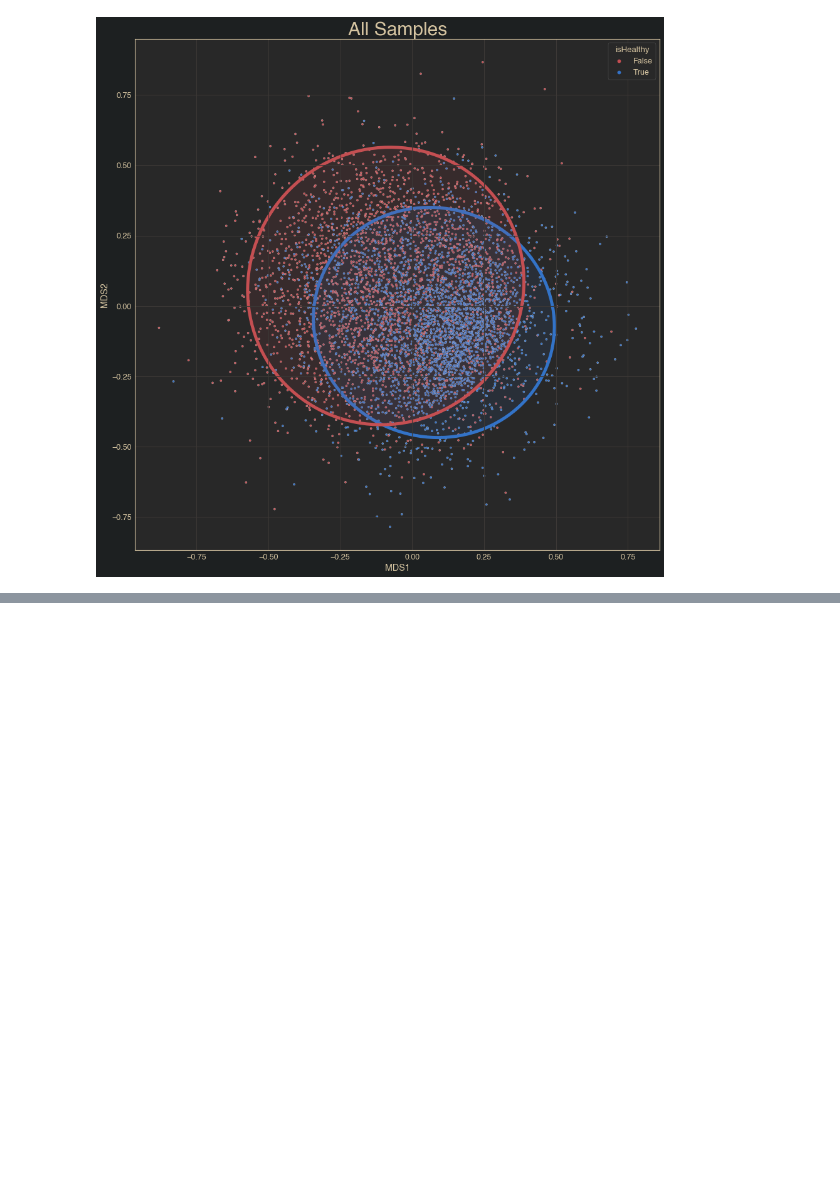
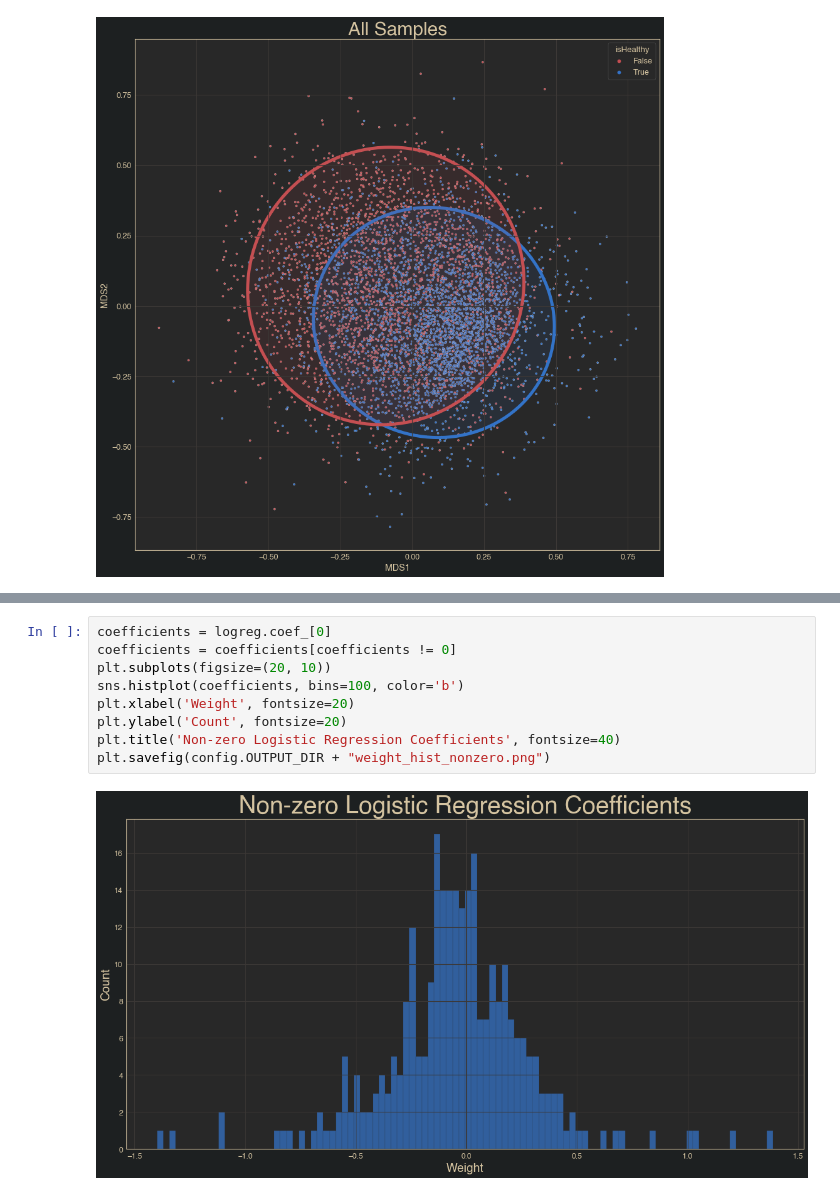
Before and after one commit to danielchang2002/GMHI2-Scratchpad, a Jupyter notebook: src/clustering.ipynb, the cells around one changed output, grey strips where cells are left out. Drawn from its saved outputs; the diff is of its cells as text; blank space fills up the shorter version.

```diff
--- a/src/clustering.ipynb
+++ b/src/clustering.ipynb
@@ -160,0 +188,11 @@ plt.savefig(config.OUTPUT_DIR + "MDS_all.png")
+# %%
+coefficients = logreg.coef_[0]
+coefficients = coefficients[coefficients != 0]
+plt.subplots(figsize=(20, 10))
+sns.histplot(coefficients, bins=100, color='b')
+plt.xlabel('Weight', fontsize=20)
+plt.ylabel('Count', fontsize=20)
+plt.title('Non-zero Logistic Regression Coefficients', fontsize=40)
+plt.savefig(config.OUTPUT_DIR + "weight_hist_nonzero.png")
+# %% [output]
+[figure, added]
```
Also changed, not shown: parts of 2 cells of this notebook, 7 other files.
